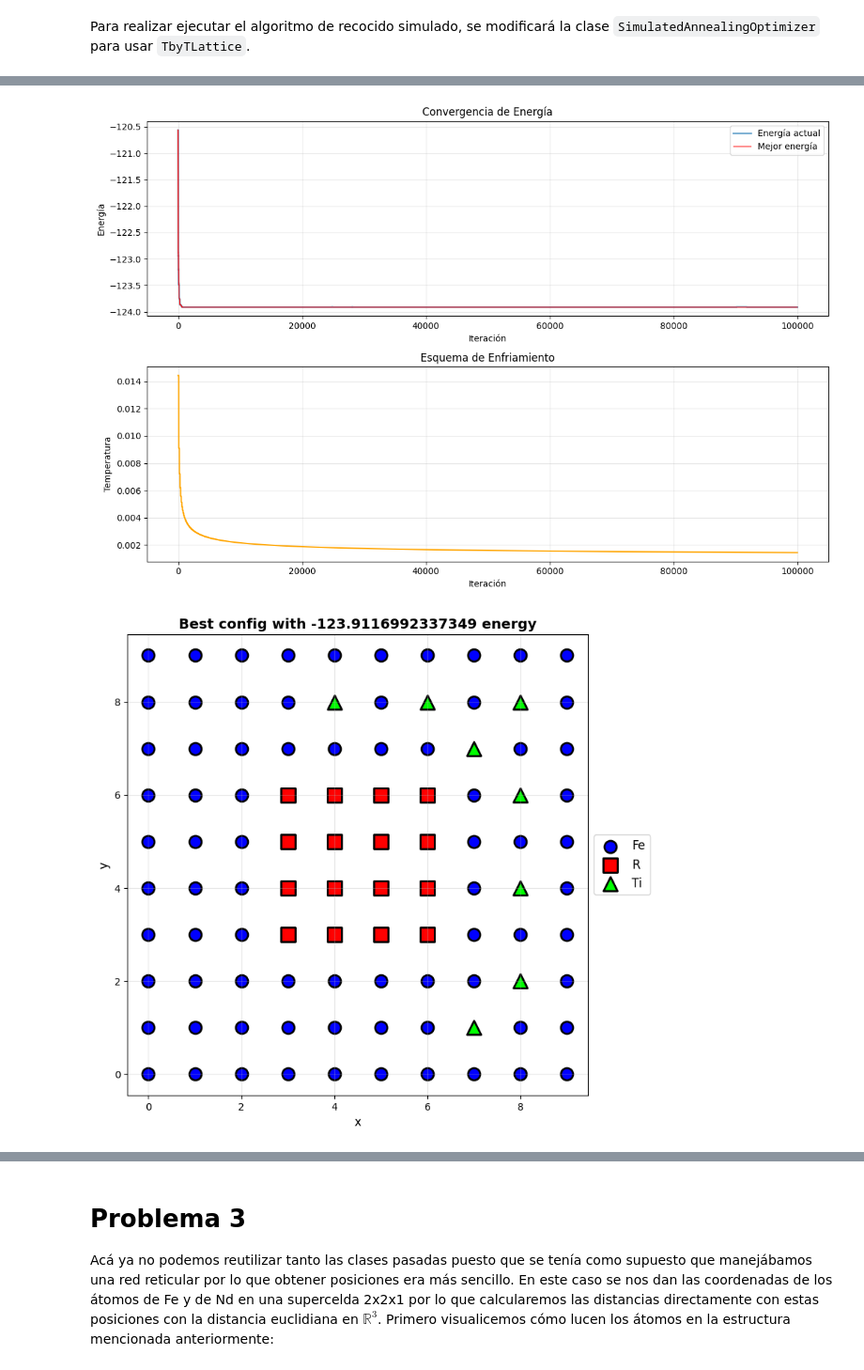
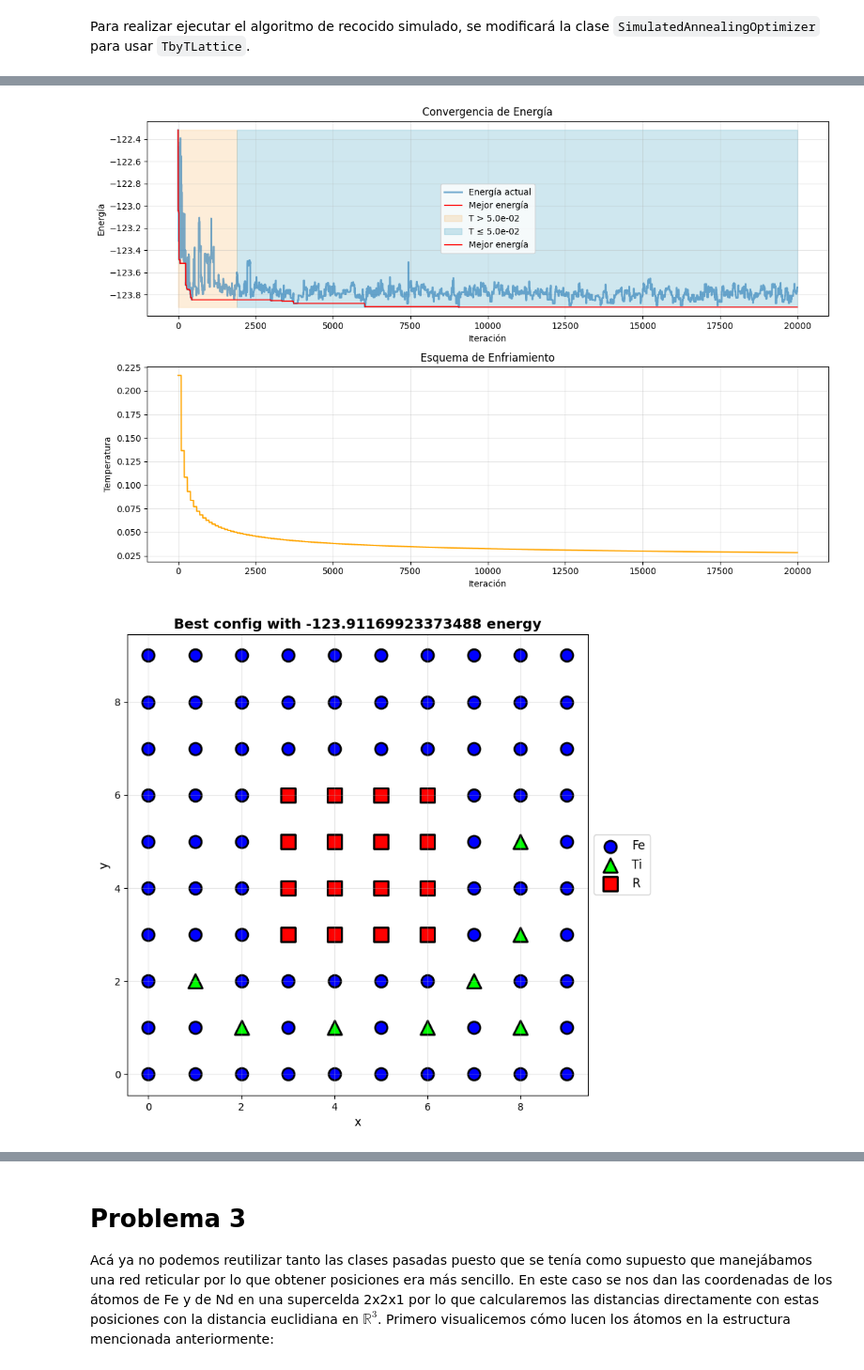
Before and after one commit to Unbo10/Markov, a Jupyter notebook: Parcial2.ipynb, the cells around one changed output, grey strips where cells are left out. Shown: that part at 94% size. Saved outputs shown, nothing was run; the diff lists cells and outputs as text; code cells hidden in the pictures.

Commit message:
feat(P2): modify plot_convergence

```diff
--- a/Parcial2.ipynb
+++ b/Parcial2.ipynb
@@ -893,12 +888,12 @@ def create_10x10_lattice() -> TbyTLattice:
 # %%
-lattice = create_10x10_lattice()
+lattice = create_nxn_lattice()
 lattice.visualize(title="Configuración de la red 10x10")
 ti_likely_pos: list[Tuple[int, int]] = [(0, 0), (1, 1), (0, 9), (1, 8), (9, 9), (8, 8), (8, 1), (9, 0)]
 for pos in ti_likely_pos:
     lattice.swap_ti_position(None, pos)
 lattice.visualize(f"Potencial configuración óptima de la red 10x10")
 print("Energía:", lattice.calculate_total_energy(None, None, None))
-lattice = create_10x10_lattice()
+lattice = create_nxn_lattice()
 lattice.ti_sites_random_init()
 lattice.visualize("Inicialización aleatoria de la red 10x10")
 # %% [output]
@@ -909,10 +904,12 @@ Energía: -121.74765625321186
 # %%
-lattice = create_10x10_lattice()
+lattice = create_nxn_lattice()
 ti_likely_pos: list[Tuple[int, int]] = [(0, 0), (1, 1), (0, 9), (1, 8), (9, 9), (8, 8), (8, 1), (9, 0)]
+# ti_likely_pos: list[Tuple[int, int]] = [(3, 1), (8, 8), (6, 8), (4, 8), (8, 6), (5, 1), (1, 3), (1, 1)]
 for pos in ti_likely_pos:
     lattice.swap_ti_position(None, pos)
-lattice.swap_ti_position((9, 9), (0, 2))
+# lattice.swap_ti_position((9, 9), (0, 2))
 print(lattice.fe_sites, len(lattice.fe_sites))
 print(lattice.ti_sites, len(lattice.ti_sites))
-lattice.visualize()
+lattice.visualize(title=f'Experimento 3')
+print(f'Energía de la configuración {lattice.calculate_total_energy(None, None, None):.11f}')
 # %% [output]
@@ -1169,31 +1138,35 @@ class SimulatedAnnealingTbyT:
         plt.tight_layout()
         plt.show()
 # %%
-lattice: TbyTLattice = create_10x10_lattice()
-#*optimal range seems to be between 0.001 and 0.0001
+lattice: TbyTLattice = create_nxn_lattice(10)
+#*Potential constants for logarithmic scheme
 # cooling_constants: list[float] = [(500 - 50*n) for n in range(5, 10)]
 # cooling_constants += [25, 10, 5, 1]
 # cooling_constants += [0.75, 0.5, 0.25, 0.1, 0.075, 0.05, 0.025, 0.001]
 # cooling_constants = [0.000075, 0.000050, 0.000025, 0.000010]
-cooling_constants = [500, 250, 100, 50, 10, 1, 0.5, 0.05, 0.005]
+cooling_constants = [0.15]
+
+#*Potential constants for exponential scheme
+# cooling_constants = [500, 250, 100, 50, 10, 1, 0.5, 0.05, 0.005]
+
 print(len(cooling_constants), cooling_constants)
 history: pd.DataFrame = pd.DataFrame(columns=['C', 'Minimum energy', 'Best Ti sites', 'Total time'])
 
 #*Simulate for all cooling constants
 for c in cooling_constants:
     print(f"############# C: {c} #############")
-    for _ in range(4):
+    for _ in range(1):
         sa_optimizer = SimulatedAnnealingTbyT(
                 lattice,
                 cooling_constant=c,
-                n_cooldowns=1000
+                n_cooldowns=200
                 )
         best_ti_sites, minimum_energy, time = sa_optimizer.run()
         history = pd.concat([history, pd.DataFrame([{"C": c,
         "Minimum energy": minimum_energy, "Best Ti sites": best_ti_sites, "Total time": time}])], ignore_index=True) #*the dict must be in a list to preserve the list of Ti sites in a single row, col position
 
 history
-history.to_csv("P2/C_estimation.csv")
+# history.to_csv("P2/C_estimation.csv")
 # sa_optimizer = SimulatedAnnealingTbyT(
 #         lattice,
 #         cooling_constant=500,
@@ -1245,9 +1203,9 @@ print(time)
 # %%
-sa_optimizer.plot_convergence()
-lattice = create_10x10_lattice()
+sa_optimizer.plot_convergence(True, 0.05)
+lattice = create_nxn_lattice(10)
 for ti_site in best_ti_sites:
     lattice.swap_ti_position(None, ti_site)
 lattice.visualize(f"Best config with {minimum_energy} energy")
 # %% [output]
-[figure, old version]
+[figure, new version]
-[figure, old version]
+[figure, new version]
```
Also changed, not shown: parts of 14 cells of this notebook.
